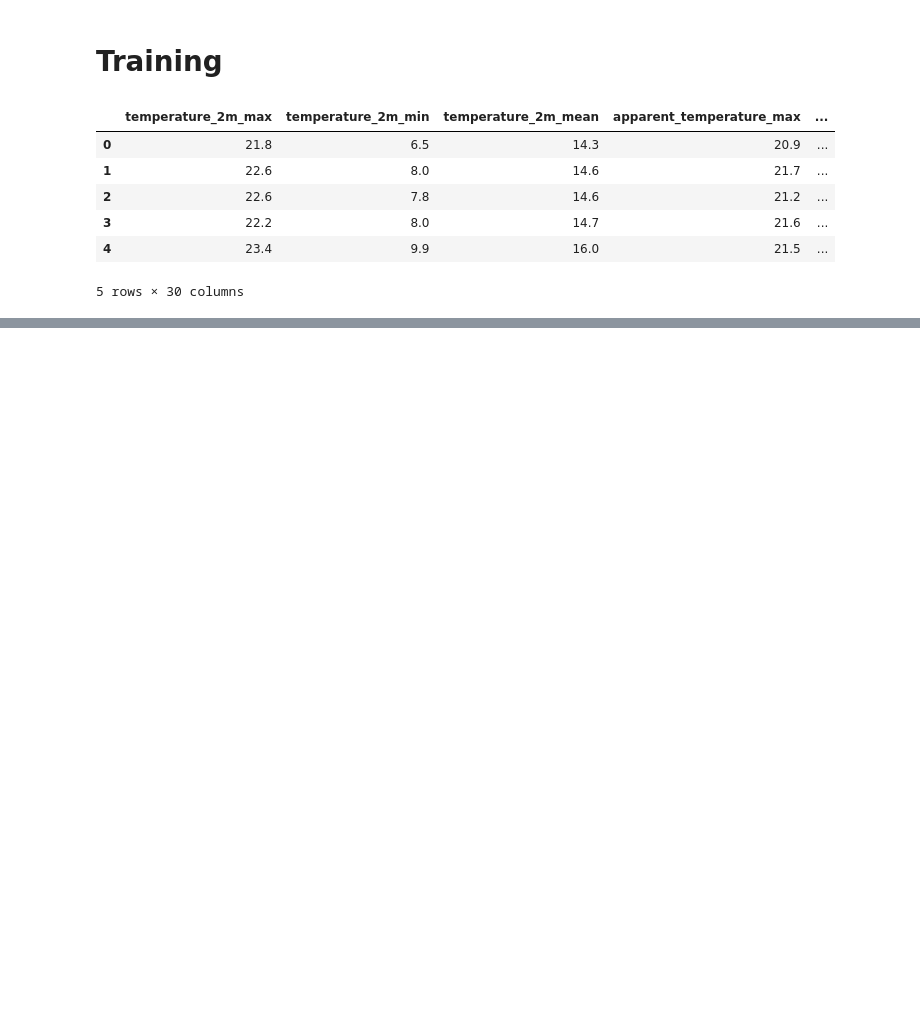
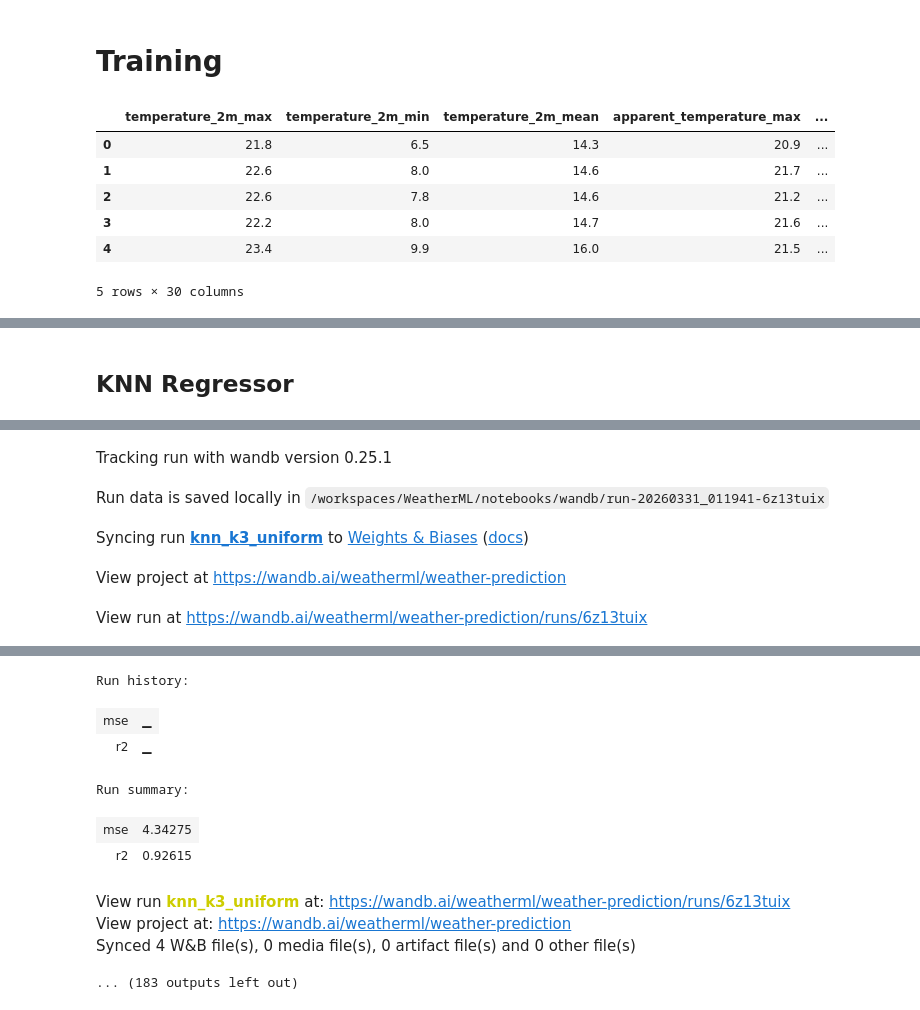
Before and after one commit to nathanhwang2009-droid/WeatherML, a Jupyter notebook: notebooks/training.ipynb, the cells around one changed output, grey strips where cells are left out. Saved outputs shown, nothing was run; the diff lists cells and outputs as text; code cells hidden in the pictures; blank space fills up the shorter version.

```diff
--- a/notebooks/training.ipynb
+++ b/notebooks/training.ipynb
@@ -57,0 +126,57 @@ run = wandb.init(
+# %% [markdown]
+## KNN Regressor
+# %%
+from sklearn.neighbors import KNeighborsRegressor
+from sklearn.preprocessing import StandardScaler
+from sklearn.pipeline import Pipeline
+from sklearn.metrics import mean_squared_error, r2_score
+import wandb
+
+knn_training_params = [
+    # --- Sweep n_neighbors with uniform weighting ---
+    {"run_name": "knn_k3_uniform", "params": {"n_neighbors": 3, "weights": "uniform", "metric": "euclidean", "algorithm": "auto"}},
+    {"run_name": "knn_k5_uniform", "params": {"n_neighbors": 5, "weights": "uniform", "metric": "euclidean", "algorithm": "auto"}},
+    {"run_name": "knn_k10_uniform", "params": {"n_neighbors": 10, "weights": "uniform", "metric": "euclidean", "algorithm": "auto"}},
+    {"run_name": "knn_k20_uniform", "params": {"n_neighbors": 20, "weights": "uniform", "metric": "euclidean", "algorithm": "auto"}},
+    {"run_name": "knn_k50_uniform", "params": {"n_neighbors": 50, "weights": "uniform", "metric": "euclidean", "algorithm": "auto"}},
+
+    # --- Sweep n_neighbors with distance weighting ---
+    {"run_name": "knn_k3_distance", "params": {"n_neighbors": 3, "weights": "distance", "metric": "euclidean", "algorithm": "auto"}},
+    {"run_name": "knn_k5_distance", "params": {"n_neighbors": 5, "weights": "distance", "metric": "euclidean", "algorithm": "auto"}},
+    {"run_name": "knn_k10_distance", "params": {"n_neighbors": 10, "weights": "distance", "metric": "euclidean", "algorithm": "auto"}},
+    {"run_name": "knn_k20_distance", "params": {"n_neighbors": 20, "weights": "distance", "metric": "euclidean", "algorithm": "auto"}},
+    {"run_name": "knn_k50_distance", "params": {"n_neighbors": 50, "weights": "distance", "metric": "euclidean", "algorithm": "auto"}},
+
+    # --- Sweep distance metrics ---
+    {"run_name": "knn_k10_manhattan", "params": {"n_neighbors": 10, "weights": "distance", "metric": "manhattan", "algorithm": "auto"}},
+    {"run_name": "knn_k10_chebyshev", "params": {"n_neighbors": 10, "weights": "distance", "metric": "chebyshev", "algorithm": "auto"}},
+    {"run_name": "knn_k10_minkowski_p3", "params": {"n_neighbors": 10, "weights": "distance", "metric": "minkowski", "metric_params": {"p": 3}, "algorithm": "auto"}},
+
+    # --- Sweep algorithms ---
+    {"run_name": "knn_k10_balltree", "params": {"n_neighbors": 10, "weights": "distance", "metric": "euclidean", "algorithm": "ball_tree"}},
+    {"run_name": "knn_k10_kdtree", "params": {"n_neighbors": 10, "weights": "distance", "metric": "euclidean", "algorithm": "kd_tree"}},
+]
+
+# KNN-specific training loop (with scaling pipeline)
+for config in knn_training_params:
+    run_name = config["run_name"]
+    params = config["params"]
+
+    with wandb.init(project="weather-prediction", name=run_name, config=params) as run:
+
+        # Build pipeline — scaler is essential for KNN
+        knn_model = KNeighborsRegressor(**params)
+
+        pipeline = Pipeline([
+            ("scaler", StandardScaler()),
+            ("model", knn_model)
+        ])
+
+        pipeline.fit(X_train, y_train)
+
+        y_pred = pipeline.predict(X_test)
+        mse = mean_squared_error(y_test, y_pred)
+        r2 = r2_score(y_test, y_pred)
+
+        run.log({"mse": mse, "r2": r2})
+# %% [output]
@@ -57,0 +184,5 @@ run = wandb.init(
+Tracking run with wandb version 0.25.1
+Run data is saved locally in /workspaces/WeatherML/notebooks/wandb/run-20260331_011941-6z13tuix
+Syncing run knn_k3_uniform to Weights & Biases (docs)
+View project at https://wandb.ai/weatherml/weather-prediction
+View run at https://wandb.ai/weatherml/weather-prediction/runs/6z13tuix
@@ -57,0 +190,10 @@ run = wandb.init(
+Run history:
+| mse | ▁ |
+| r2 | ▁ |
+Run summary:
+| mse | 4.34275 |
+| r2 | 0.92615 |
+View run knn_k3_uniform at: https://wandb.ai/weatherml/weather-prediction/runs/6z13tuix
+View project at: https://wandb.ai/weatherml/weather-prediction
+Synced 4 W&B file(s), 0 media file(s), 0 artifact file(s) and 0 other file(s)
+... (183 outputs left out)
```
Also changed, not shown: parts of 3 cells of this notebook, 2 other files.
